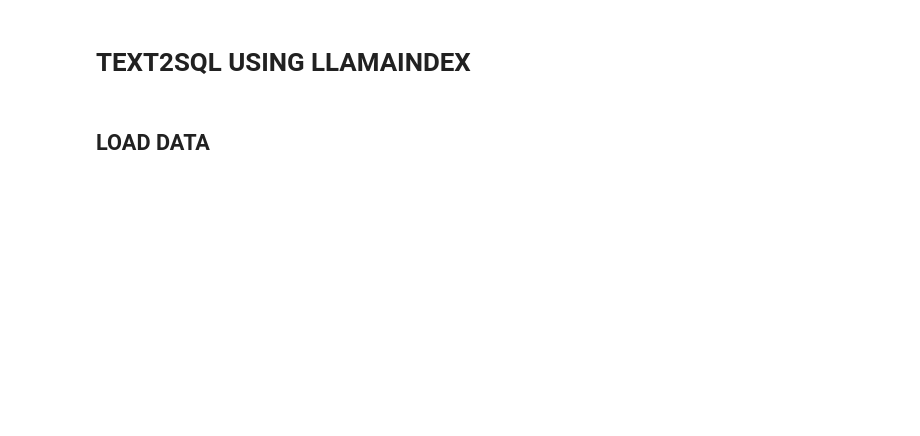
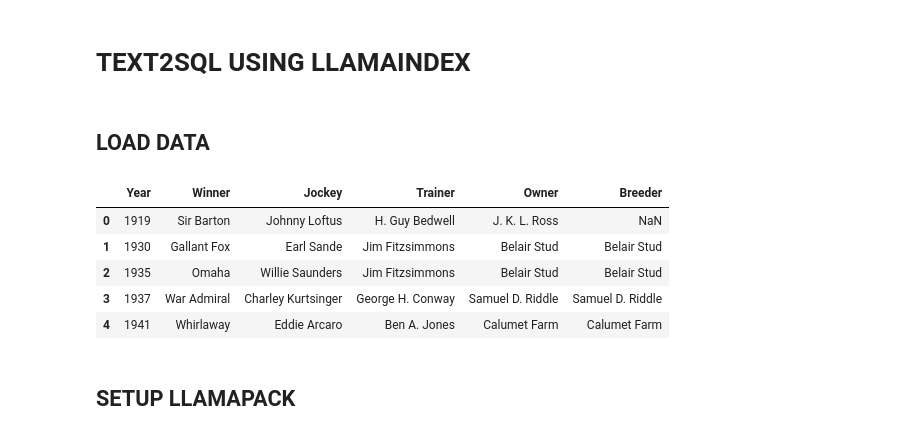
Before and after one commit to Friend09/practise-llamaindex, a Jupyter notebook: notebooks/pract_text2sql.ipynb, the cells around one changed output. Saved outputs shown, nothing was run; the diff lists cells and outputs as text; code cells hidden in the pictures; blank space fills up the shorter version.

Commit message:
add chain of table details

```diff
--- a/notebooks/pract_text2sql.ipynb
+++ b/notebooks/pract_text2sql.ipynb
@@ -55,0 +5,17 @@ rows = [
+# %%
+import pandas as pd
+
+df = pd.read_csv(
+    "/Users/vamsi_mbmax/Library/CloudStorage/OneDrive-Personal/01_vam_PROJECTS/LEARNING/proj_AI/dev_proj_AI/pract-llamaindex/data/WikiTableQuestions-1.0.2/csv/200-csv/3.csv"
+)
+
+df.head()
+# %% [output]
+|  | Year | Winner | Jockey | Trainer | Owner | Breeder |
+| 0 | 1919 | Sir Barton | Johnny Loftus | H. Guy Bedwell | J. K. L. Ross | NaN |
+| 1 | 1930 | Gallant Fox | Earl Sande | Jim Fitzsimmons | Belair Stud | Belair Stud |
+| 2 | 1935 | Omaha | Willie Saunders | Jim Fitzsimmons | Belair Stud | Belair Stud |
+| 3 | 1937 | War Admiral | Charley Kurtsinger | George H. Conway | Samuel D. Riddle | Samuel D. Riddle |
+| 4 | 1941 | Whirlaway | Eddie Arcaro | Ben A. Jones | Calumet Farm | Calumet Farm |
+# %% [markdown]
+## SETUP LLAMAPACK
```
Also changed, not shown: parts of 8 cells of this notebook, 13 other files.
